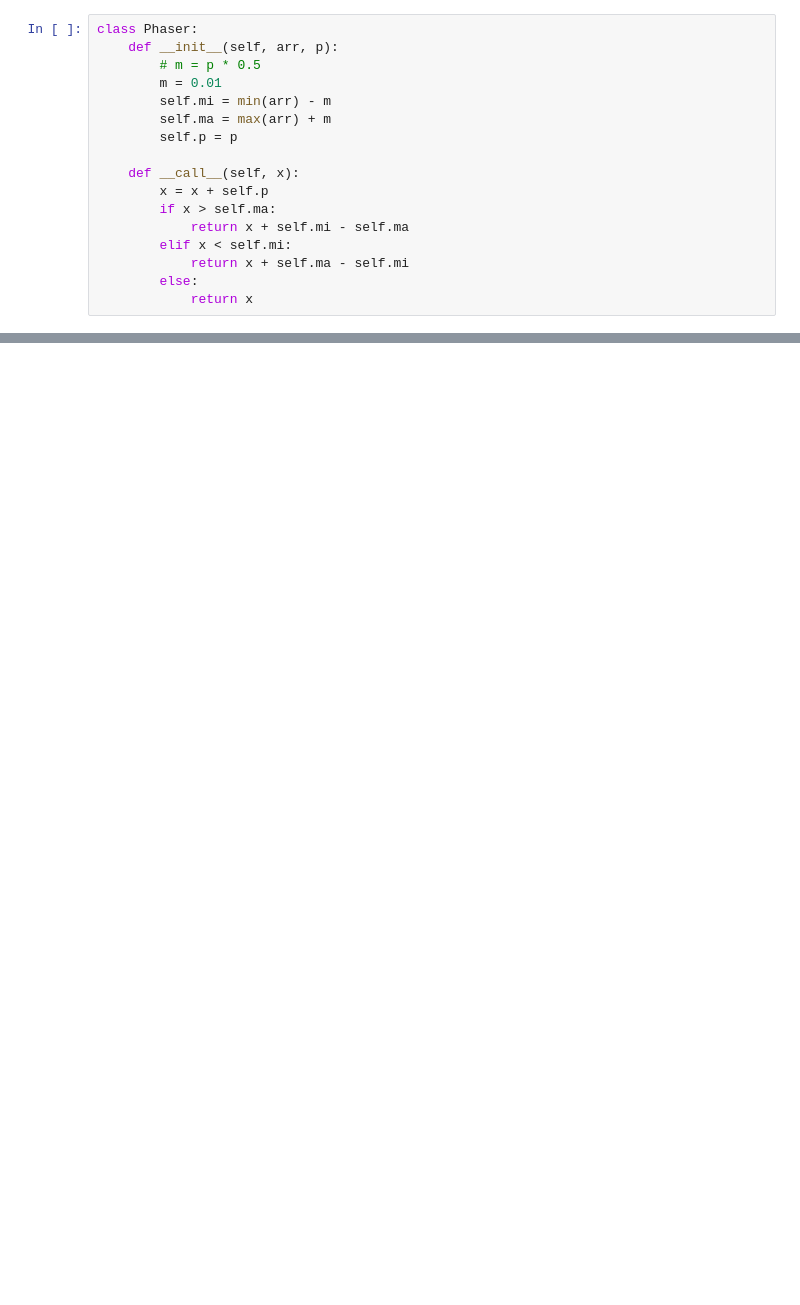
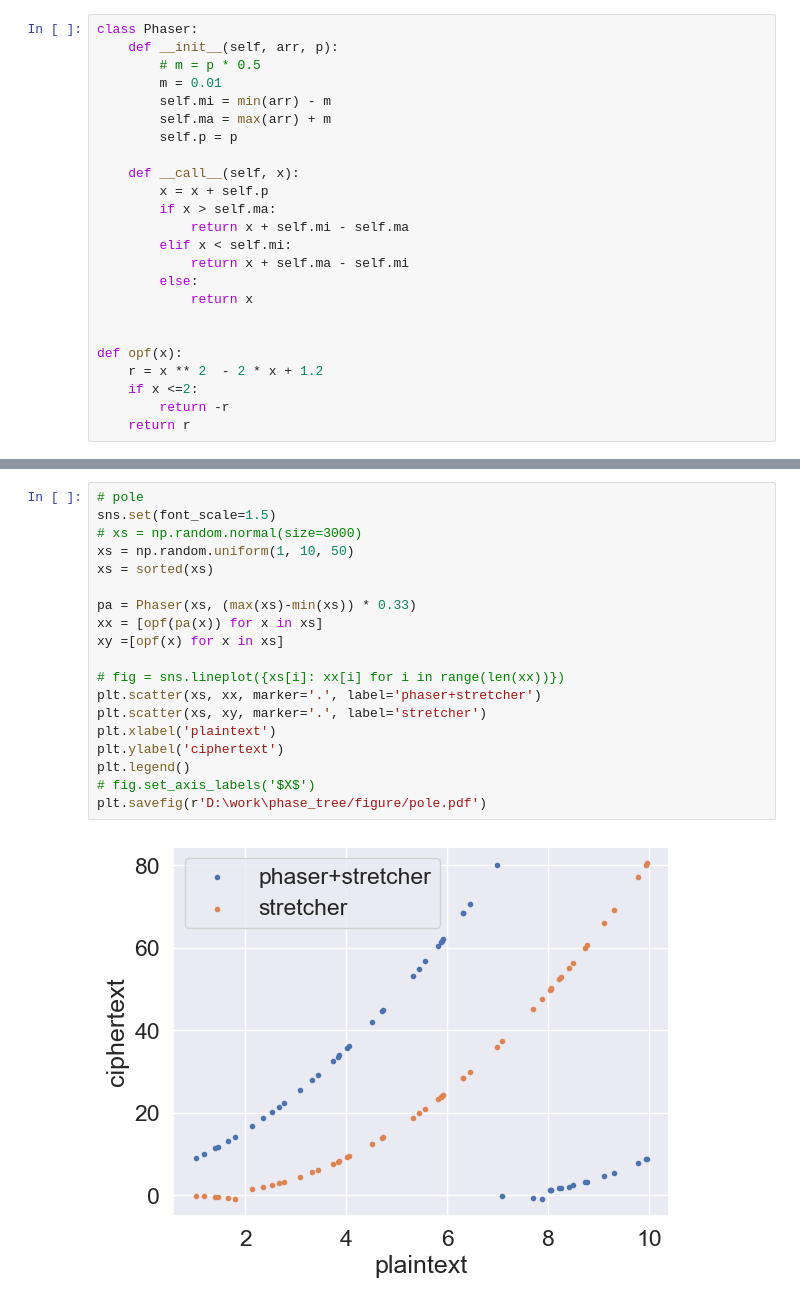
Before and after one commit to Carudy/phaserTree, a Jupyter notebook: plot.ipynb, the cells around one changed output, grey strips where cells are left out. Cells and saved outputs as stored; diff of their text form; blank space fills up the shorter version.

```diff
--- a/plot.ipynb
+++ b/plot.ipynb
@@ -20,3 +23,10 @@ class Phaser:
             return x + self.ma - self.mi
         else:
             return x
+
+
+def opf(x):
+    r = x ** 2  - 2 * x + 1.2
+    if x <=2:
+        return -r
+    return r
@@ -34,4 +47,25 @@ xx = [pa(x) for x in xs]
 fig = sns.displot(xx, kind="kde")
 fig.set_axis_labels('$X$')
 fig.savefig(r'D:\work\phase_tree/dis2.pdf')
+# %%
+# pole
+sns.set(font_scale=1.5)
+# xs = np.random.normal(size=3000)
+xs = np.random.uniform(1, 10, 50)
+xs = sorted(xs)
+
+pa = Phaser(xs, (max(xs)-min(xs)) * 0.33)
+xx = [opf(pa(x)) for x in xs]
+xy =[opf(x) for x in xs]
+
+# fig = sns.lineplot({xs[i]: xx[i] for i in range(len(xx))})
+plt.scatter(xs, xx, marker='.', label='phaser+stretcher')
+plt.scatter(xs, xy, marker='.', label='stretcher')
+plt.xlabel('plaintext')
+plt.ylabel('ciphertext')
+plt.legend()
+# fig.set_axis_labels('$X$')
+plt.savefig(r'D:\work\phase_tree/figure/pole.pdf')
+# %% [output]
+[figure, added]
 # %%
```
Also changed, not shown: parts of 7 cells of this notebook, 13 other files.
